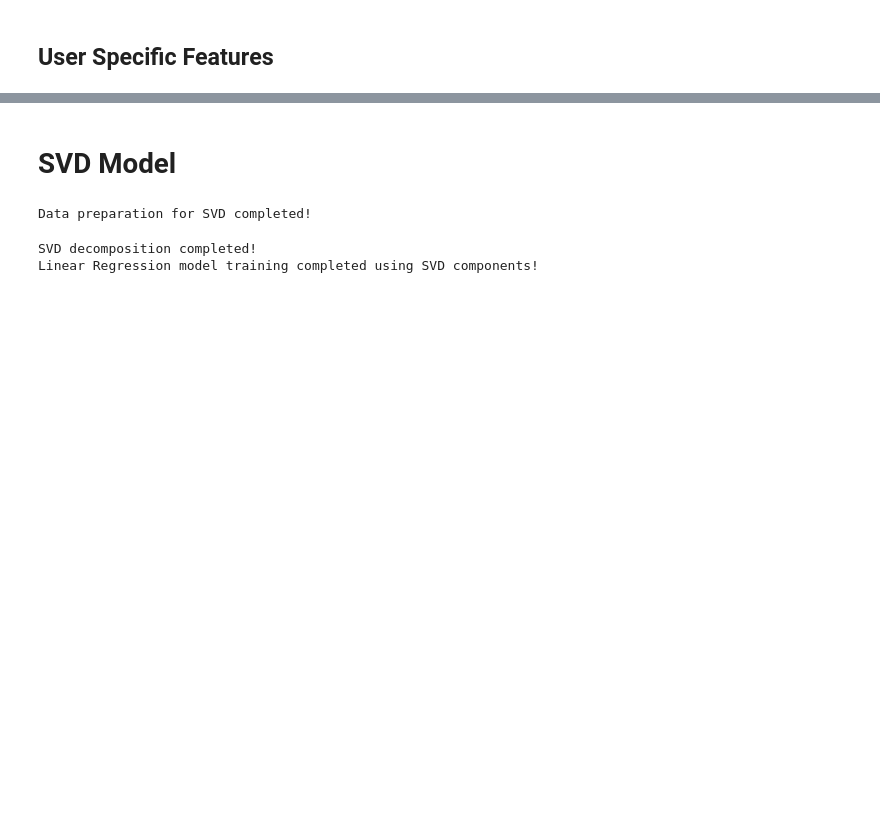
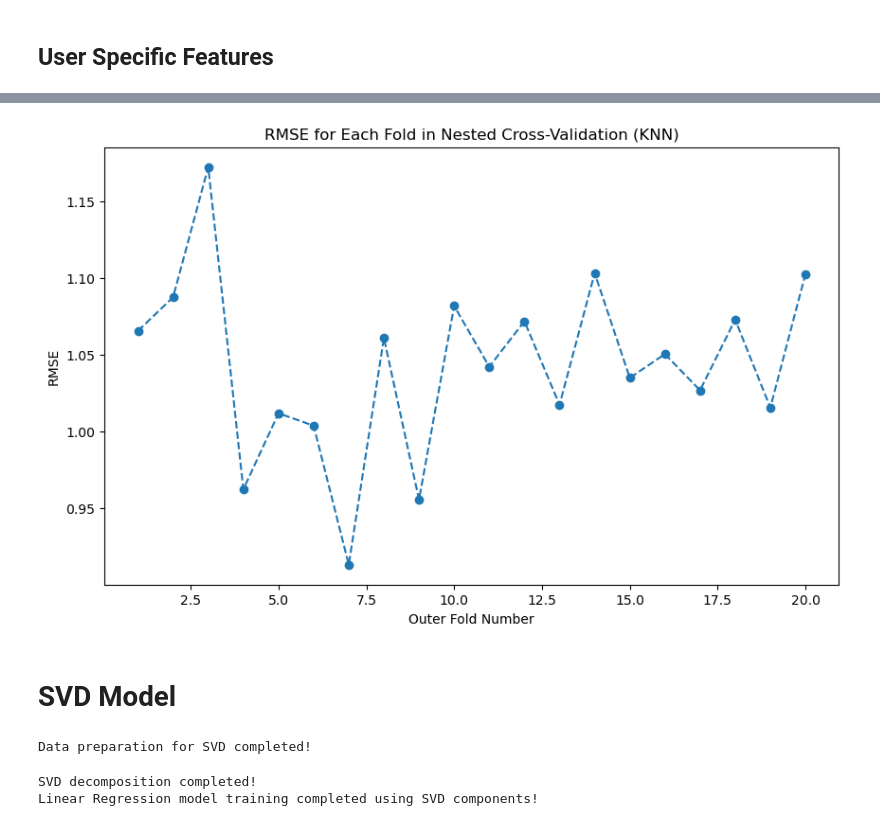
Before and after one commit to Qianyuns/Stat-ML-Project-Group15, a Jupyter notebook: code/StatML_project.ipynb, the cells around one changed output, grey strips where cells are left out. Saved outputs shown, nothing was run; the diff lists cells and outputs as text; code cells hidden in the pictures; blank space fills up the shorter version.

```diff
--- a/code/StatML_project.ipynb
+++ b/code/StatML_project.ipynb
@@ -264,7 +267,78 @@ user_movie_count.rename(columns={'movieId': 'num_movies_rated'}, inplace=True)
 combined_with_user_features = combined_df.merge(user_avg_rating, on='userId', how='left')
 combined_with_user_features = combined_with_user_features.merge(user_movie_count, on='userId', how='left')
 
-# Display the updated dataframe with new user-specific features
-print(combined_with_user_features.head())
-print(combined_with_user_features.tail())
+import numpy as np
+from sklearn.metrics import mean_squared_error
+from sklearn.neighbors import KNeighborsRegressor
+from sklearn.model_selection import KFold
+
+# Features and target variables
+features = combined_with_user_features.drop(columns=['title', 'genres', 'rating', 'timestamp'])
+target = combined_with_user_features['rating']
+
+# Outer 20-Fold Cross-Validation
+outer_kf = KFold(n_splits=20, shuffle=True, random_state=42)
+outer_rmse_scores = []
+
+# Loop through each fold of the outer CV
+for train_index, test_index in outer_kf.split(features):
+    # Split data into training and test sets
+    X_train_outer, X_test_outer = features.iloc[train_index], features.iloc[test_index]
+    y_train_outer, y_test_outer = target.iloc[train_index], target.iloc[test_index]
+
+    # Inner Cross-Validation for hyperparameter tuning
+    inner_kf = KFold(n_splits=5, shuffle=True, random_state=42)  # Inner 5-Fold CV for tuning
+    best_k = None
+    best_rmse = float('inf')
+
+    # List of k values to try
+    k_values = [3, 5, 7, 10, 20]
+
+    # Loop through each fold of the inner CV
+    for train_index_inner, val_index_inner in inner_kf.split(X_train_outer):
+        # Split data into training and validation sets
+        X_train_inner, X_val_inner = X_train_outer.iloc[train_index_inner], X_train_outer.iloc[val_index_inner]
+        y_train_inner, y_val_inner = y_train_outer.iloc[train_index_inner], y_train_outer.iloc[val_index_inner]
+
+        # Loop through different values of k to find the best one
+        for k in k_values:
+            # Train the KNN model with the current value of k
+            knn_model = KNeighborsRegressor(n_neighbors=k)
+            knn_model.fit(X_train_inner, y_train_inner)
+
+            # Predict on the validation set
+            y_val_pred = knn_model.predict(X_val_inner)
+
+            # Calculate RMSE for the current value of k
+            rmse_inner = np.sqrt(mean_squared_error(y_val_inner, y_val_pred))
+
+            # Update the best k if the current rmse is better
+            if rmse_inner < best_rmse:
+                best_rmse = rmse_inner
+                best_k = k
+
+    # Train the final model with the best k on the entire outer training set
+    final_knn_model = KNeighborsRegressor(n_neighbors=best_k)
+    final_knn_model.fit(X_train_outer, y_train_outer)
+
+    # Predict on the outer test set
+    y_test_pred = final_knn_model.predict(X_test_outer)
+
+    # Calculate RMSE for the outer test set and store the result
+    outer_rmse = np.sqrt(mean_squared_error(y_test_outer, y_test_pred))
+    outer_rmse_scores.append(outer_rmse)
+
+# Calculate the average RMSE across all outer folds
+average_outer_rmse = np.mean(outer_rmse_scores)
+print(f"Average RMSE from 20-Fold Nested Cross-Validation (KNN): {average_outer_rmse}")
+
+# Plot RMSE for each fold
+import matplotlib.pyplot as plt
+
+plt.figure(figsize=(10, 6))
+plt.plot(range(1, len(outer_rmse_scores) + 1), outer_rmse_scores, marker='o', linestyle='--')
+plt.xlabel('Outer Fold Number')
+plt.ylabel('RMSE')
+plt.title('RMSE for Each Fold in Nested Cross-Validation (KNN)')
+plt.show()
 # %% [output]
@@ -288,3 +346,4 @@ print(combined_with_user_features.tail())
+[figure, added]
 # %% [markdown]
 # SVD Model
 # %%
```
Also changed, not shown: parts of 11 cells of this notebook.
